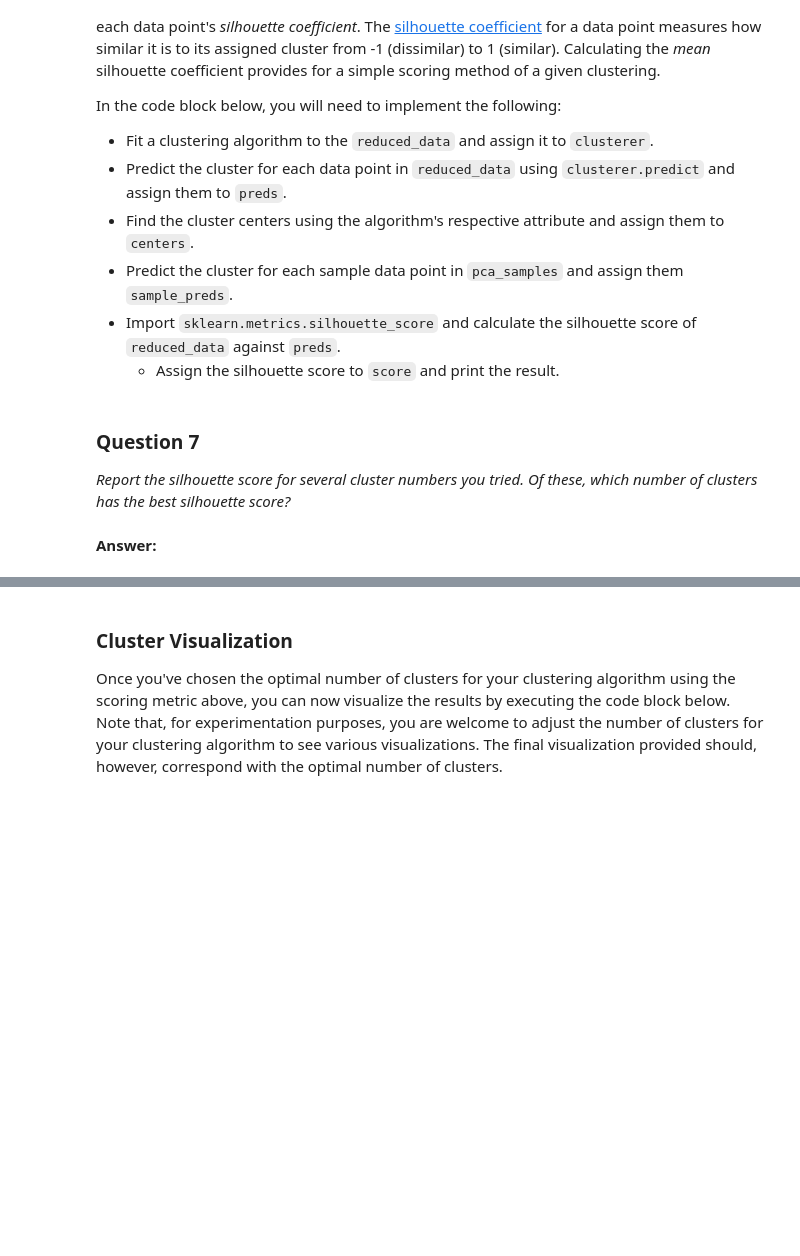
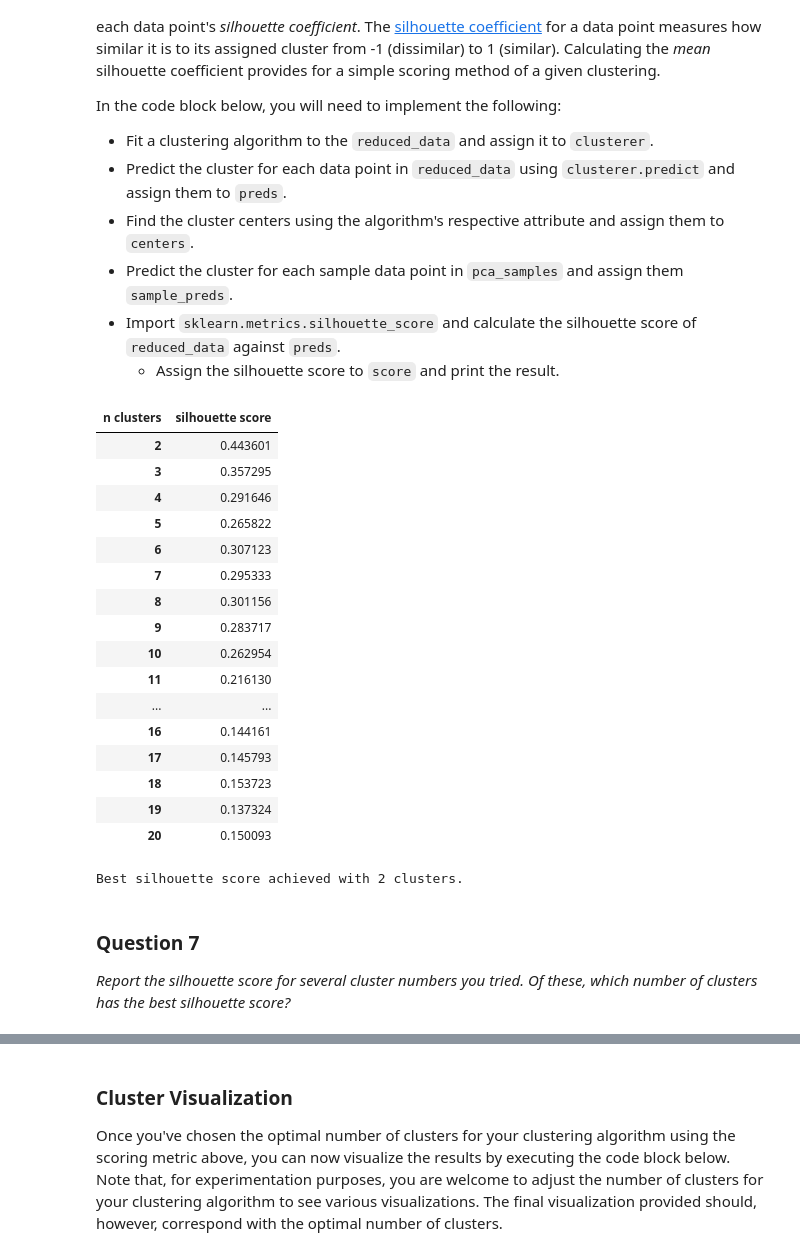
Before and after one commit to YavorPaunov/customer_segments, a Jupyter notebook: customer_segments.ipynb, the cells around one changed output, grey strips where cells are left out. Drawn from its saved outputs; the diff is of its cells as text; code cells hidden in the pictures; blank space fills up the shorter version.

```diff
--- a/customer_segments.ipynb
+++ b/customer_segments.ipynb
@@ -208,14 +367,16 @@ In the code block below, you will need to implement the following:
  - Apply a PCA transformation of `good_data` using `pca.transform`, and assign the results to `reduced_data`.
  - Apply a PCA transformation of `log_samples` using `pca.transform`, and assign the results to `pca_samples`.
 # %%
-# TODO: Apply PCA by fitting the good data with only two dimensions
-pca = None
+# Apply PCA by fitting the good data with only two dimensions
+pca = PCA(2)
+pca.fit(good_data)
+print "Components: {}".format(pca.components_)
 
-# TODO: Transform the good data using the PCA fit above
-reduced_data = None
+# Transform the good data using the PCA fit above
+reduced_data = pca.transform(good_data)
 
-# TODO: Transform log_samples using the PCA fit above
-pca_samples = None
+# Transform log_samples using the PCA fit above
+pca_samples = pca.transform(log_samples)
 
 # Create a DataFrame for the reduced data
 reduced_data = pd.DataFrame(reduced_data, columns = ['Dimension 1', 'Dimension 2'])
@@ -260,22 +447,62 @@ In the code block below, you will need to implement the following:
  - Import `sklearn.metrics.silhouette_score` and calculate the silhouette score of `reduced_data` against `preds`.
    - Assign the silhouette score to `score` and print the result.
 # %%
-# TODO: Apply your clustering algorithm of choice to the reduced data
-clusterer = None
+from sklearn.mixture import GMM
+from sklearn.metrics import silhouette_score
 
-# TODO: Predict the cluster for each data point
-preds = None
+def fitGMM(n_components):
+    # Apply your clustering algorithm of choice to the reduced data
+    clusterer = GMM(n_components, random_state=0)
+    clusterer.fit(reduced_data)
 
-# TODO: Find the cluster centers
-centers = None
+    # Predict the cluster for each data point
+    preds = clusterer.predict(reduced_data)
 
-# TODO: Predict the cluster for each transformed sample data point
-sample_preds = None
+    # Find the cluster centers
+    centers = clusterer.means_
 
-# TODO: Calculate the mean silhouette coefficient for the number of clusters chosen
-score = None
+    # Predict the cluster for each transformed sample data point
+    sample_preds = clusterer.predict(pca_samples)
+
+    # Calculate the mean silhouette coefficient for the number of clusters chosen
+    score = silhouette_score(reduced_data, preds)
+
+    return score, preds, centers, sample_preds
+
+scores = pd.DataFrame(columns=['silhouette score'])
+scores.columns.name = 'n clusters'
+
+for n_clusters in range(2, 21):
+    score, preds, centers, sample_preds = fitGMM(n_clusters)
+    scores = scores.append(pd.DataFrame([score], columns=['silhouette score'], index=[n_clusters]))
+
+display(scores)
+
+best_n_clusters = scores['silhouette score'].idxmax()
+
+# Actual values to use
+score, preds, centers, sample_preds = fitGMM(best_n_clusters)
+
+print("Best silhouette score achieved with {} clusters.".format(best_n_clusters))
+# %% [output]
+| n clusters | silhouette score |
+| 2 | 0.443601 |
+| 3 | 0.357295 |
+| 4 | 0.291646 |
+| 5 | 0.265822 |
+| 6 | 0.307123 |
+| 7 | 0.295333 |
+| 8 | 0.301156 |
+| 9 | 0.283717 |
+| 10 | 0.262954 |
+| 11 | 0.216130 |
+| ... | ... |
+| 16 | 0.144161 |
+| 17 | 0.145793 |
+| 18 | 0.153723 |
+| 19 | 0.137324 |
+| 20 | 0.150093 |
+Best silhouette score achieved with 2 clusters.
 # %% [markdown]
 ### Question 7
 *Report the silhouette score for several cluster numbers you tried. Of these, which number of clusters has the best silhouette score?*
-# %% [markdown]
-**Answer:**
```
Also changed, not shown: parts of 41 cells of this notebook, 1 other file.
